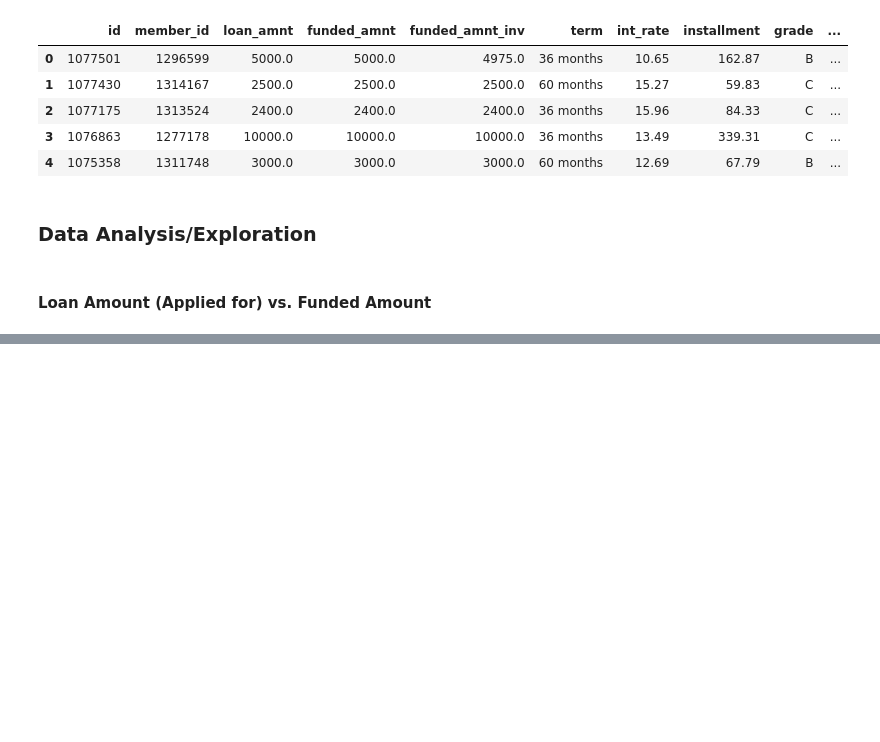
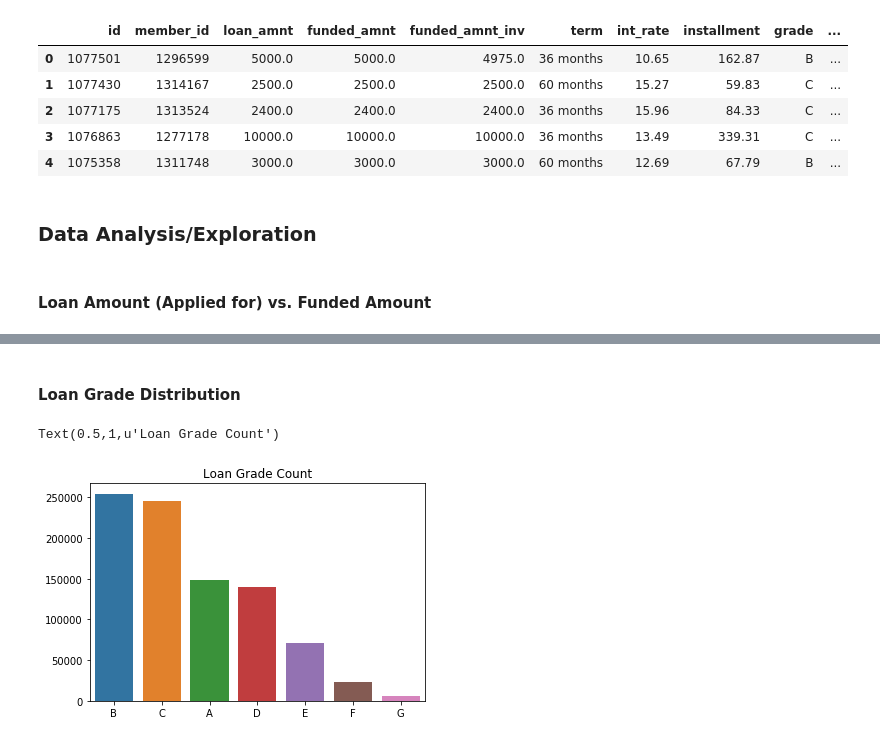
Before and after one commit to akshitvjain/LoanExtensionAnalysis, a Jupyter notebook: data_exploration.ipynb, the cells around one changed output, grey strips where cells are left out. Drawn from its saved outputs; the diff is of its cells as text; code cells hidden in the pictures; blank space fills up the shorter version.

```diff
--- a/data_exploration.ipynb
+++ b/data_exploration.ipynb
@@ -43,0 +58,9 @@ Text(0.5,1,u'Loan Amount Funded by the Lender')
+# %% [markdown]
+<h4> Loan Grade Distribution </h4>
+# %%
+grade_counts = df.grade.value_counts()
+ax = sns.barplot(grade_counts.index, grade_counts.values)
+ax.set_title('Loan Grade Count')
+# %% [output]
+Text(0.5,1,u'Loan Grade Count')
+[figure, added]
```
Also changed, not shown: parts of 3 cells of this notebook.
